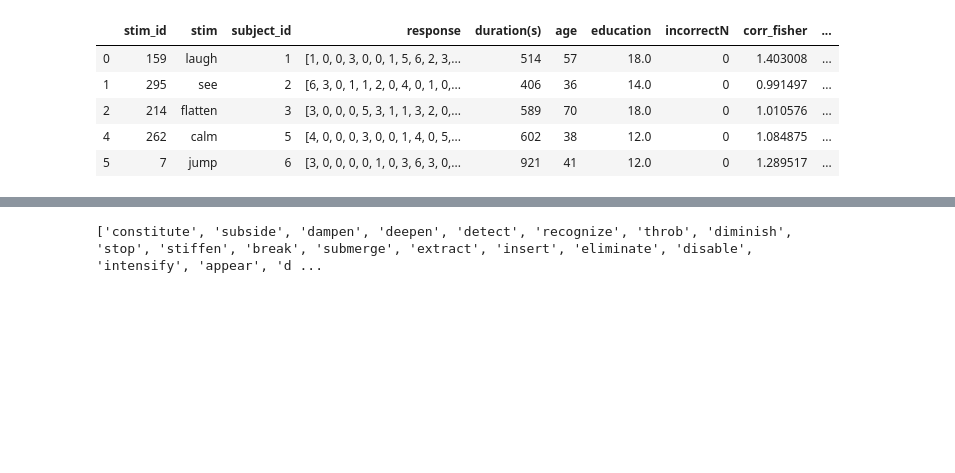
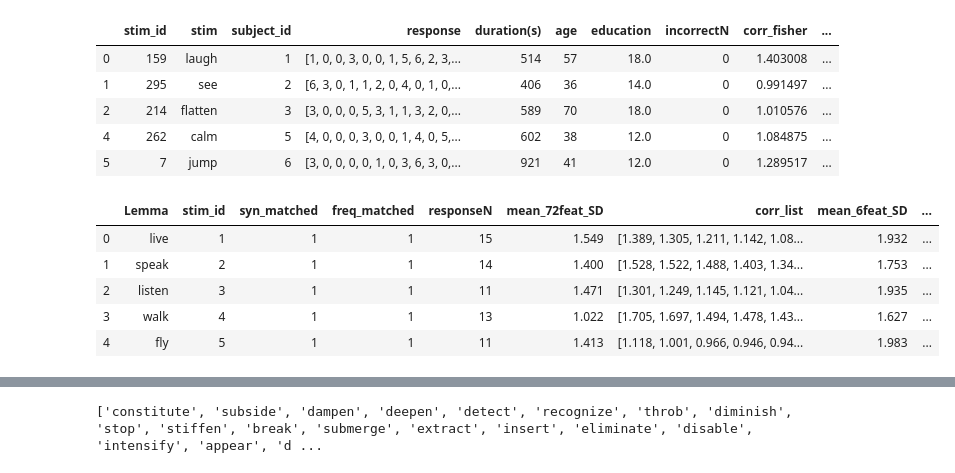
Before and after one commit to songhee-kim/VerbVec, a Jupyter notebook: AMT_analysis.ipynb, the cells around one changed output, grey strips where cells are left out. Drawn from its saved outputs; the diff is of its cells as text; code cells hidden in the pictures; blank space fills up the shorter version.

```diff
--- a/AMT_analysis.ipynb
+++ b/AMT_analysis.ipynb
@@ -315,6 +315,7 @@ spreadsheetpath = '/Users/songkim/GoogleDrive/Primary/Projects/VerbVector/Verbli
 df_sd = pd.read_csv(sdpath, index_col=0)
 df_ss = pd.read_csv(spreadsheetpath) #ss meaning spreadsheet
 df_ss = df_ss.loc[df_ss['in']==1]
+
 check = df_sd.shape[0] == df_ss.shape[0]
 if check !=1:
     print ('spreadsheet and sd table have diff lengths!')
@@ -327,6 +328,7 @@ df_ss2.drop(columns=['badverb', 'GrandIndex', 'in', 'whyexcluded', 'stim', 'abs_
                      'rel_marginality', 'SynClassLitrt', 'SynClassSK', 'good'], inplace=True)
 
 #### add mean (subject-to-group) correlation to df_ss2 ##### (optional)
+thre=0.4
 corr_raw = pd.read_csv(savepath + '/HITs_with_correlations_0813.csv')
 corr_thre = corr_raw[corr_raw['corr']>=thre] #only keep HITs above threshold (of raw corr)
 #corr_thre.shape
@@ -339,33 +341,40 @@ from statistics import mean
 corr_dict = {}
 for i in range(1,321):
     df_sel = corr_thre.loc[corr_thre['stim_id']==i]
     stim_id = df_sel.iloc[0]['stim_id']
     stim = df_sel.iloc[0]['stim']
     corr_list = df_sel['corr_fisher'].values.tolist()
     corr_list.sort(reverse=True)
     corr_list = [round(c,3) for c in corr_list]
     mean_corr = round(df_sel['corr_fisher'].mean(), 3)
 
     d_add = {'stim_id': stim_id, 'stim': stim, 'corr_list':corr_list, 'mean_fcorr':mean_corr}
     corr_dict[i] = d_add
 
 corr_df = pd.DataFrame.from_dict(corr_dict, orient='index')
 #corr_df.head()
 # corr_df[corr_df['stim']=='urinate']
 
 df_ss_out = pd.merge(left=df_ss2, right=corr_df, left_on='Lemma', right_on='stim')
 df_ss_out = df_ss_out.drop(columns=['stim'])
 df_ss_out = rearrange_col(df_ss_out, 'responseN', 'freq_matched')
 # df_sd_out = rearrange_col(df_sd_out, 'corr_list', 'mean_fcorr')
 df_ss_out = rearrange_col(df_ss_out, 'mean_72feat_SD', 'responseN')
 df_ss_out = rearrange_col(df_ss_out, 'mean_6feat_SD', 'mean_72feat_SD')
 df_ss_out = rearrange_col(df_ss_out, 'mean_fcorr', 'mean_6feat_SD')
 df_ss_out = rearrange_col(df_ss_out, 'stim_id', 'Lemma')
 df_ss_out = rearrange_col(df_ss_out, 'corr_list', 'mean_fcorr', right=False)
 ######
 df_ss_out.head()
 
 ### write to csv
-savepath = '/Users/songkim/GoogleDrive/Primary/Projects/VerbVector/AMT/html/experiments/ratings2/results'
-df_ss_out.to_csv(savepath + '/list320_with_ratingsummary_0813.csv', index=False)
+# savepath = '/Users/songkim/GoogleDrive/Primary/Projects/VerbVector/AMT/html/experiments/ratings2/results'
+# df_ss_out.to_csv(savepath + '/list320_with_ratingsummary_0813.csv', index=False)
+# %% [output]
+|  | Lemma | stim_id | syn_matched | freq_matched | responseN | mean_72feat_SD | corr_list | mean_6feat_SD | ... |
+| 0 | live | 1 | 1 | 1 | 15 | 1.549 | [1.389, 1.305, 1.211, 1.142, 1.08... | 1.932 | ... |
+| 1 | speak | 2 | 1 | 1 | 14 | 1.400 | [1.528, 1.522, 1.488, 1.403, 1.34... | 1.753 | ... |
+| 2 | listen | 3 | 1 | 1 | 11 | 1.471 | [1.301, 1.249, 1.145, 1.121, 1.04... | 1.935 | ... |
+| 3 | walk | 4 | 1 | 1 | 13 | 1.022 | [1.705, 1.697, 1.494, 1.478, 1.43... | 1.627 | ... |
+| 4 | fly | 5 | 1 | 1 | 11 | 1.413 | [1.118, 1.001, 0.966, 0.946, 0.94... | 1.983 | ... |
 # %%
```
Also changed, not shown: parts of 6 cells of this notebook.
